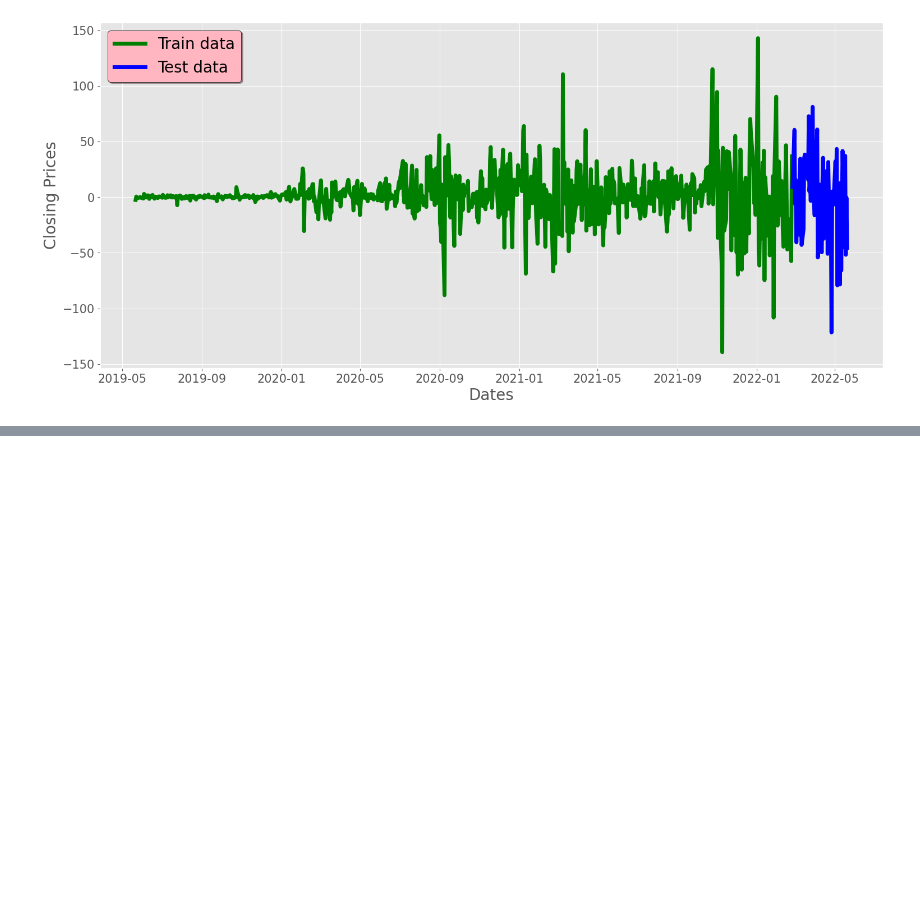
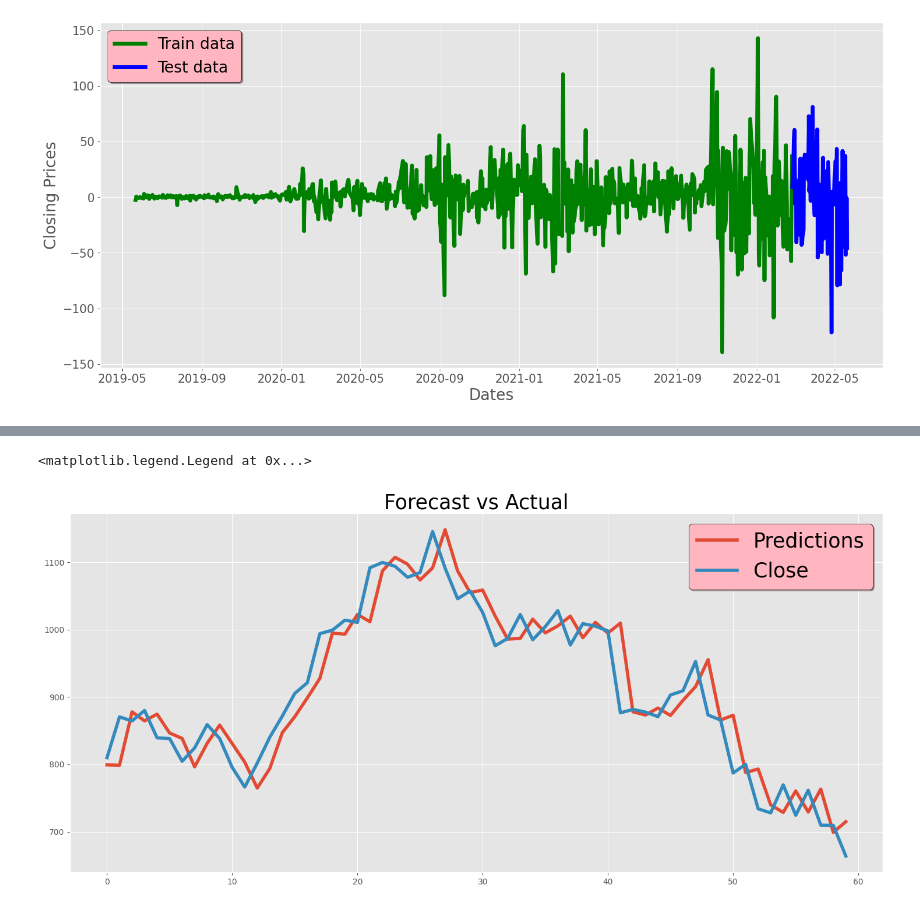
Before and after one commit to tejas05in/pwskills-Data_Science_Masters, a Jupyter notebook: Time_Series/Time_Series_EDA_&_Model_building.ipynb, the cells around one changed output, grey strips where cells are left out. Cells and saved outputs as stored; diff of their text form; code cells hidden in the pictures; blank space fills up the shorter version.

```diff
--- a/Time_Series/Time_Series_EDA_&_Model_building.ipynb
+++ b/Time_Series/Time_Series_EDA_&_Model_building.ipynb
@@ -381,0 +657,9 @@ plt.legend(fontsize = 20 , shadow = True , facecolor = 'lightpink' , edgecolor =
+# %%
+plt.figure(figsize=(18,8))
+plt.title('Forecast vs Actual', fontsize = 25)
+plt.plot(range(60), predictions, label = 'Predictions', linewidth = 4)
+plt.plot(range(60), test_data, label = 'Close', linewidth = 4)
+plt.legend(fontsize = 25, shadow=True,facecolor='lightpink',edgecolor = 'k')
+# %% [output]
+<matplotlib.legend.Legend at 0x...>
+[figure, added]
```
Also changed, not shown: parts of 26 cells of this notebook, 2 other files.
